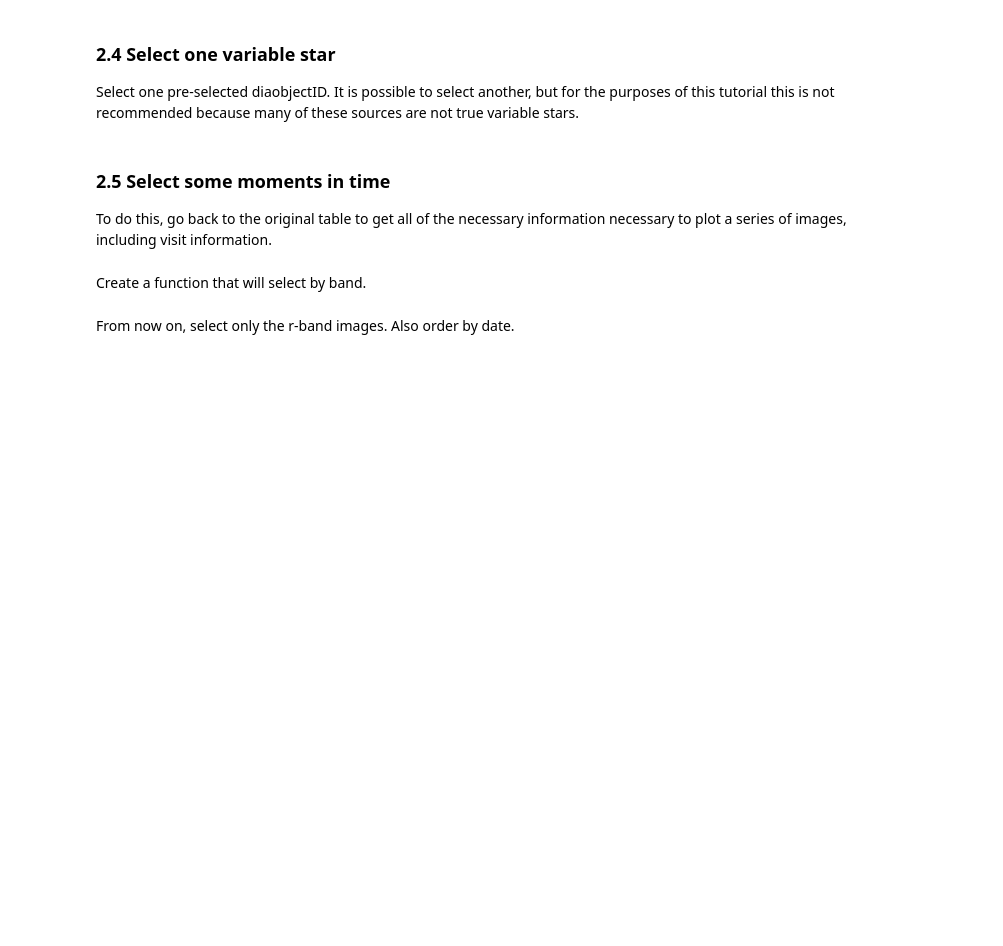
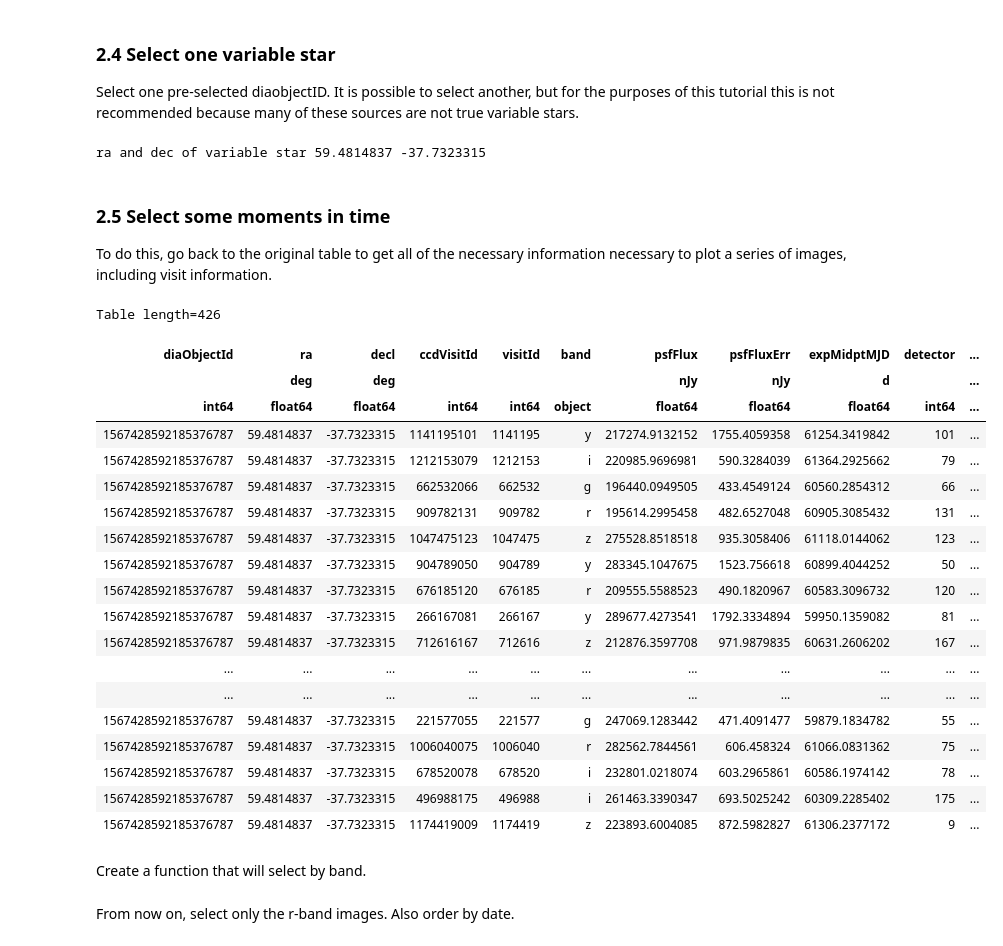
Before and after one commit to lsst-epo/citizen-science-notebooks, a Jupyter notebook: 02_Send_Flipbook_Variable_Stars_Imaging.ipynb, the cells around one changed output. Drawn from its saved outputs; the diff is of its cells as text; code cells hidden in the pictures; blank space fills up the shorter version.

```diff
--- a/02_Send_Flipbook_Variable_Stars_Imaging.ipynb
+++ b/02_Send_Flipbook_Variable_Stars_Imaging.ipynb
@@ -235,19 +285,52 @@ unique_variables
 ### 2.4 Select one variable star
 Select one pre-selected diaobjectID. It is possible to select another, but for the purposes of this tutorial this is not recommended because many of these sources are not true variable stars.
 # %%
-diaobjectID = 1567428592185376787
-selection = unique_variables[unique_variables["diaObjectId"]==diaobjectID]
+diaobjectid = 1567428592185376787
+selection = unique_variables[unique_variables["diaObjectId"] == diaobjectid]
 ra = selection['ra'].value[0]
 dec = selection['decl'].value[0]
 print('ra and dec of variable star', ra, dec)
+# %% [output]
+ra and dec of variable star 59.4814837 -37.7323315
 # %% [markdown]
 ### 2.5 Select some moments in time
 To do this, go back to the original table to get all of the necessary information necessary to plot a series of images, including visit information.
 # %%
-source = fsodo_sources[fsodo_sources["diaObjectId"]==diaobjectID]['diaObjectId','ra','decl','ccdVisitId','visitId',
-                                                         'band','psfFlux','psfFluxErr',
-                                                         'expMidptMJD','detector','psfMag']
+columns_select = ['diaObjectId',
+                  'ra',
+                  'decl',
+                  'ccdVisitId',
+                  'visitId',
+                  'band',
+                  'psfFlux',
+                  'psfFluxErr',
+                  'expMidptMJD',
+                  'detector',
+                  'psfMag']
+source = fsodo_sources[fsodo_sources["diaObjectId"] ==
+                       diaobjectID][columns_select]
 source
+# %% [output]
+Table length=426
+| diaObjectId | ra | decl | ccdVisitId | visitId | band | psfFlux | psfFluxErr | expMidptMJD | detector | ... |
+|  | deg | deg |  |  |  | nJy | nJy | d |  | ... |
+| int64 | float64 | float64 | int64 | int64 | object | float64 | float64 | float64 | int64 | ... |
+| 1567428592185376787 | 59.4814837 | -37.7323315 | 1141195101 | 1141195 | y | 217274.9132152 | 1755.4059358 | 61254.3419842 | 101 | ... |
+| 1567428592185376787 | 59.4814837 | -37.7323315 | 1212153079 | 1212153 | i | 220985.9696981 | 590.3284039 | 61364.2925662 | 79 | ... |
+| 1567428592185376787 | 59.4814837 | -37.7323315 | 662532066 | 662532 | g | 196440.0949505 | 433.4549124 | 60560.2854312 | 66 | ... |
+| 1567428592185376787 | 59.4814837 | -37.7323315 | 909782131 | 909782 | r | 195614.2995458 | 482.6527048 | 60905.3085432 | 131 | ... |
+| 1567428592185376787 | 59.4814837 | -37.7323315 | 1047475123 | 1047475 | z | 275528.8518518 | 935.3058406 | 61118.0144062 | 123 | ... |
+| 1567428592185376787 | 59.4814837 | -37.7323315 | 904789050 | 904789 | y | 283345.1047675 | 1523.756618 | 60899.4044252 | 50 | ... |
+| 1567428592185376787 | 59.4814837 | -37.7323315 | 676185120 | 676185 | r | 209555.5588523 | 490.1820967 | 60583.3096732 | 120 | ... |
+| 1567428592185376787 | 59.4814837 | -37.7323315 | 266167081 | 266167 | y | 289677.4273541 | 1792.3334894 | 59950.1359082 | 81 | ... |
+| 1567428592185376787 | 59.4814837 | -37.7323315 | 712616167 | 712616 | z | 212876.3597708 | 971.9879835 | 60631.2606202 | 167 | ... |
+| ... | ... | ... | ... | ... | ... | ... | ... | ... | ... | ... |
+| ... | ... | ... | ... | ... | ... | ... | ... | ... | ... | ... |
+| 1567428592185376787 | 59.4814837 | -37.7323315 | 221577055 | 221577 | g | 247069.1283442 | 471.4091477 | 59879.1834782 | 55 | ... |
+| 1567428592185376787 | 59.4814837 | -37.7323315 | 1006040075 | 1006040 | r | 282562.7844561 | 606.458324 | 61066.0831362 | 75 | ... |
+| 1567428592185376787 | 59.4814837 | -37.7323315 | 678520078 | 678520 | i | 232801.0218074 | 603.2965861 | 60586.1974142 | 78 | ... |
+| 1567428592185376787 | 59.4814837 | -37.7323315 | 496988175 | 496988 | i | 261463.3390347 | 693.5025242 | 60309.2285402 | 175 | ... |
+| 1567428592185376787 | 59.4814837 | -37.7323315 | 1174419009 | 1174419 | z | 223893.6004085 | 872.5982827 | 61306.2377172 | 9 | ... |
 # %% [markdown]
 Create a function that will select by band.
 # %%
```
Also changed, not shown: parts of 8 cells of this notebook.
